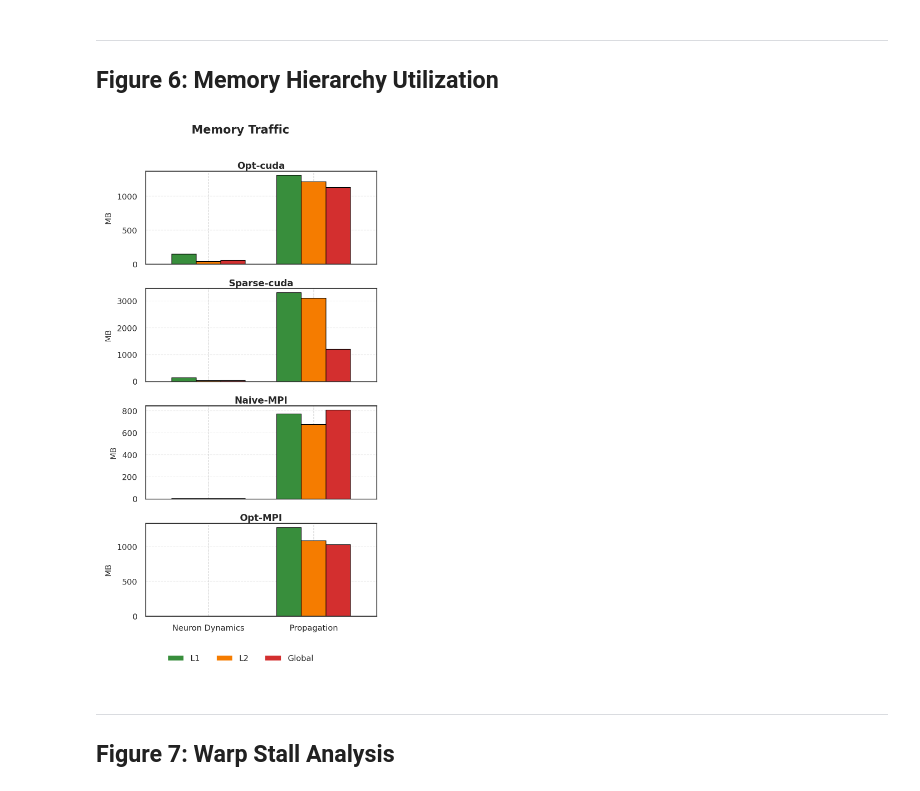
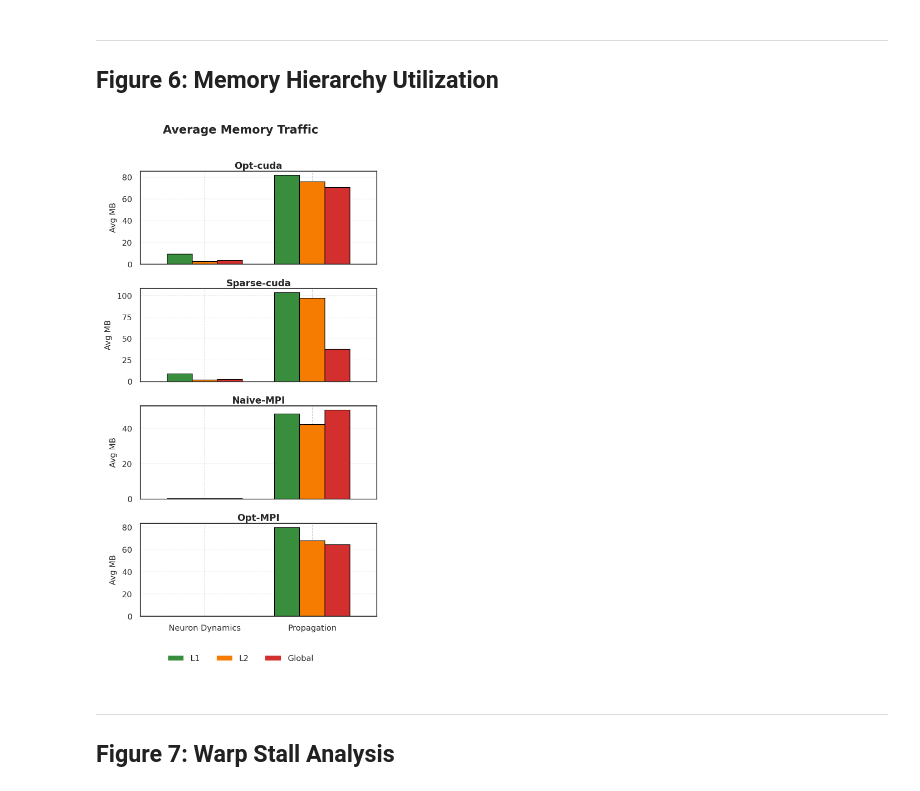
Before and after one commit to LipatJob/distributed-snp, a Jupyter notebook: paper_analysis_improved.ipynb, the cells around one changed output. Saved outputs shown, nothing was run; the diff lists cells and outputs as text; code cells hidden in the pictures.

```diff
--- a/paper_analysis_improved.ipynb
+++ b/paper_analysis_improved.ipynb
@@ -314,6 +318,9 @@ if not df_dist.empty:
 
         # Aggregate to mean
         plot_data = subset.groupby(['Implementation', 'Distribution'])['TimeMS'].mean().reset_index()
+
+        # Save to CSV
+        plot_data.to_csv('paper_figs/fig2_distribution.csv', index=False)
 
         # Create figure - SINGLE COLUMN
         fig, ax = plt.subplots(figsize=(SINGLE_COL_WIDTH, 3 * CHART_HEIGHT_SCALE))
@@ -355,6 +362,7 @@ if not df_dist.empty:
                  fontsize='small')
 
         plt.tight_layout()
+        plt.savefig('paper_figs/fig2_distribution.png', bbox_inches='tight', dpi=300)
         plt.show()
     else:
         print("⚠ Could not determine size")
@@ -392,15 +400,18 @@ if breakdown_data:
 
     # Shorten names
     short_names = {
-        'naive-cuda-mpi-linear': 'Naive (Lin)',
-        'naive-cuda-mpi-louvain': 'Naive (Louv)',
-        'optimized-cuda-mpi-linear': 'Opt (Lin)',
-        'optimized-cuda-mpi-louvain': 'Opt (Louv)',
+        'naive-cuda-mpi-linear': 'Lin. Naive MPI',
+        'naive-cuda-mpi-louvain': 'Louv. Naive MPI',
+        'optimized-cuda-mpi-linear': 'Lin. Opt MPI',
+        'optimized-cuda-mpi-louvain': 'Louv. Opt MPI',
     }
     df_nsys.rename(index=short_names, inplace=True)
 
     # Calculate percentages
     df_pct = df_nsys.div(df_nsys.sum(axis=1), axis=0) * 100
+
+    # Save to CSV
+    df_pct.to_csv('paper_figs/fig3_execution_breakdown.csv')
 
     # Create figure - SINGLE COLUMN
     fig, ax = plt.subplots(figsize=(SINGLE_COL_WIDTH, 2.5 * CHART_HEIGHT_SCALE))
@@ -423,6 +434,7 @@ if breakdown_data:
              frameon=False, ncol=3)
 
     plt.tight_layout()
+    plt.savefig('paper_figs/fig3_execution_breakdown.png', bbox_inches='tight', dpi=300)
     plt.show()
 else:
     print("⚠ No profiling data available")
@@ -448,6 +460,9 @@ if breakdown_data:
             return pd.Series([variant, strategy])
 
         mpi_df[['Variant', 'Strategy']] = mpi_df['Implementation'].apply(parse_impl)
+
+        # Save to CSV
+        mpi_df[['Variant', 'Strategy', 'MPI']].to_csv('paper_figs/fig4_partitioning.csv', index=False)
 
         # Create figure - SINGLE COLUMN
         fig, ax = plt.subplots(figsize=(SINGLE_COL_WIDTH, 2.5 * CHART_HEIGHT_SCALE))
@@ -489,6 +504,7 @@ if breakdown_data:
                  loc='upper center', frameon=False, ncol=2)
 
         plt.tight_layout()
+        plt.savefig('paper_figs/fig4_partitioning.png', bbox_inches='tight', dpi=300)
         plt.show()
     else:
         print("⚠ No MPI data found")
@@ -639,6 +655,9 @@ if kernel_data:
     cols = [c for c in func_order if c in df_pct.columns]
     df_pct = df_pct[cols]
 
+    # Save to CSV
+    df_pct.to_csv('paper_figs/fig5_kernel_functionality.csv')
+
     # Create figure - SINGLE COLUMN
     fig, ax = plt.subplots(figsize=(SINGLE_COL_WIDTH, 2.5 * CHART_HEIGHT_SCALE))
 
@@ -657,6 +676,7 @@ if kernel_data:
              loc='upper center', frameon=False, ncol=2)
 
     plt.tight_layout()
+    plt.savefig('paper_figs/fig5_kernel_functionality.png', bbox_inches='tight', dpi=300)
     plt.show()
 else:
     print("⚠ No kernel data available")
@@ -700,7 +720,8 @@ for impl in target_impls:
                 df[col] = 0
             # Already numeric
 
-        group = df.groupby('Functionality')[mem_cols].sum()
+        # USE MEAN INSTEAD OF SUM
+        group = df.groupby('Functionality')[mem_cols].mean()
 
         for func, row in group.iterrows():
             if func not in ['Neuron Dynamics', 'Propagation', 'MPI Communication']:
@@ -727,6 +748,9 @@ for impl in target_impls:
 if mem_data:
     df_mem = pd.DataFrame(mem_data)
 
+    # Save to CSV
+    df_mem.to_csv('paper_figs/fig6_memory_hierarchy.csv', index=False)
+
     implementations = df_mem['Implementation'].unique()
     n_impls = len(implementations)
 
@@ -737,36 +761,37 @@ if mem_data:
 
     for idx, impl in enumerate(implementations):
         ax = axes[idx]
         impl_data = df_mem[df_mem['Implementation'] == impl]
 
         pivot = impl_data.pivot(index='Functionality', columns='Memory', values='TrafficMB').fillna(0)
         pivot = pivot[['L1 Cache', 'L2 Cache', 'Global Memory']]
 
         pivot.plot(kind='bar', ax=ax,
                   color=[MEM_COLORS[c] for c in pivot.columns],
                   edgecolor='black', linewidth=0.5, width=0.7, legend=False)
 
         ax.set_title(impl, fontweight='bold', fontsize=8, pad=2)
         ax.set_xlabel('')
         # Only show ylabel on middle ones? or all? Space is tight.
-        ax.set_ylabel('MB', fontsize=7)
+        ax.set_ylabel('Avg MB', fontsize=7)
         ax.tick_params(axis='x', rotation=0)
         ax.grid(axis='y', alpha=0.3, linewidth=0.5)
 
     # Consolidated legend at bottom
     handles = [plt.Rectangle((0,0),1,1, facecolor=MEM_COLORS[m], edgecolor=None)
               for m in ['L1 Cache', 'L2 Cache', 'Global Memory']]
     fig.legend(handles, ['L1', 'L2', 'Global'],
               loc='lower center', bbox_to_anchor=(0.5, 0.0),
               ncol=3, frameon=False)
 
-    fig.suptitle('Memory Traffic', fontweight='bold', y=0.99)
+    fig.suptitle('Average Memory Traffic', fontweight='bold', y=0.99)
     plt.tight_layout(rect=[0, 0.05, 1, 0.98])
+    plt.savefig('paper_figs/fig6_memory_hierarchy.png', bbox_inches='tight', dpi=300)
     plt.show()
 else:
     print("⚠ No memory data available")
 # %% [output]
-[figure, old version]
+[figure, new version]
 # %% [markdown]
 ---
 ## Figure 7: Warp Stall Analysis
```
Also changed, not shown: parts of 2 cells of this notebook, 1 other file.
